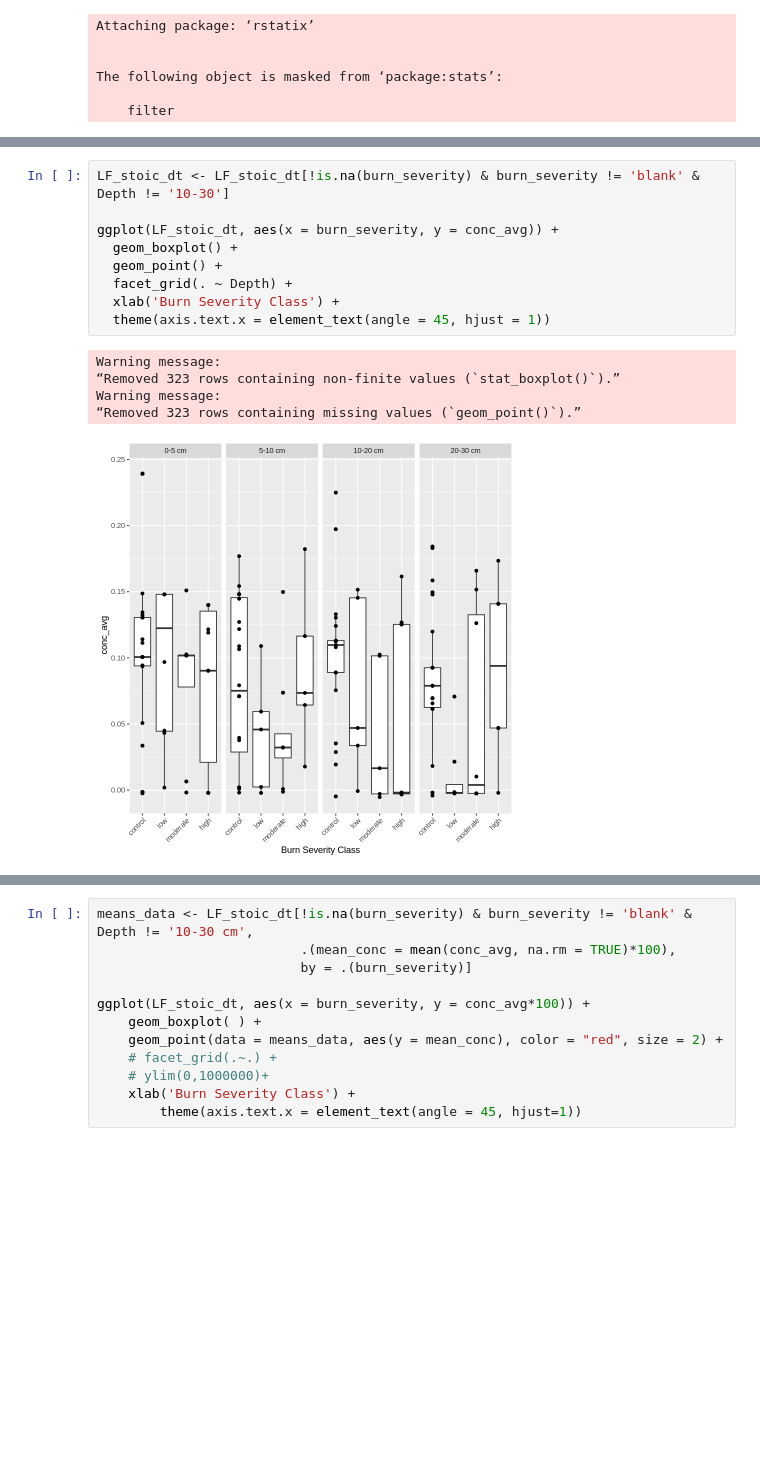
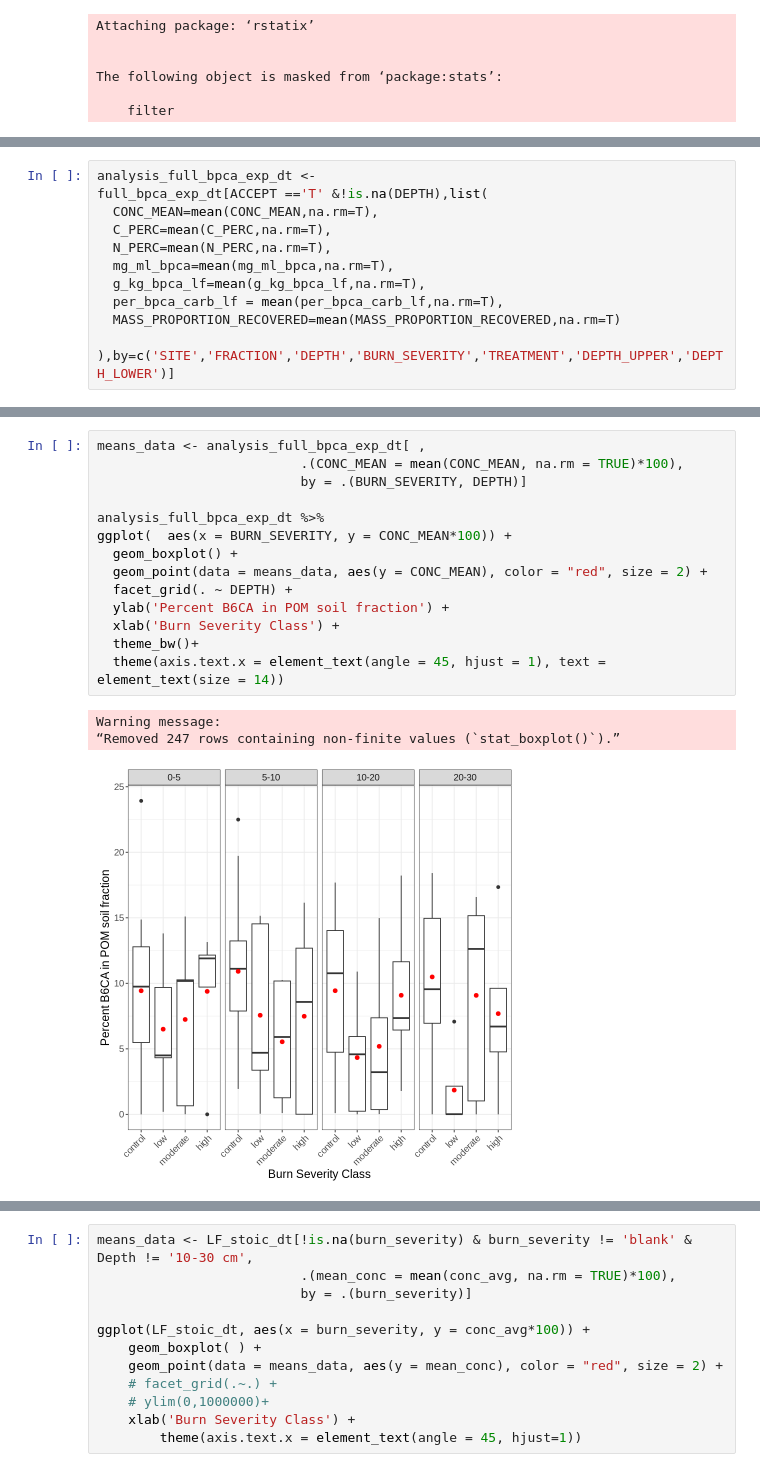
Before and after one commit to hayleypc/BPCA_HFF, a Jupyter notebook: BPCA_analysis_plotting.ipynb, the cells around one changed output, grey strips where cells are left out. Cells and saved outputs as stored; diff of their text form; blank space fills up the shorter version.

```diff
--- a/BPCA_analysis_plotting.ipynb
+++ b/BPCA_analysis_plotting.ipynb
@@ -133,0 +111,11 @@ Levels: 0-5 cm 5-10 cm 10-20 cm 20-30 cm 10-30 cm
+# %%
+analysis_full_bpca_exp_dt <-
+full_bpca_exp_dt[ACCEPT =='T' &!is.na(DEPTH),list(
+  CONC_MEAN=mean(CONC_MEAN,na.rm=T),
+  C_PERC=mean(C_PERC,na.rm=T),
+  N_PERC=mean(N_PERC,na.rm=T),
+  mg_ml_bpca=mean(mg_ml_bpca,na.rm=T),
+  g_kg_bpca_lf=mean(g_kg_bpca_lf,na.rm=T),
+  per_bpca_carb_lf = mean(per_bpca_carb_lf,na.rm=T),
+  MASS_PROPORTION_RECOVERED=mean(MASS_PROPORTION_RECOVERED,na.rm=T)
+  ),by=c('SITE','FRACTION','DEPTH','BURN_SEVERITY','TREATMENT','DEPTH_UPPER','DEPTH_LOWER')]
@@ -134,15 +130,18 @@ Levels: 0-5 cm 5-10 cm 10-20 cm 20-30 cm 10-30 cm
 # %%
-LF_stoic_dt <- LF_stoic_dt[!is.na(burn_severity) & burn_severity != 'blank' & Depth != '10-30']
+means_data <- analysis_full_bpca_exp_dt[ ,
+                          .(CONC_MEAN = mean(CONC_MEAN, na.rm = TRUE)*100),
+                          by = .(BURN_SEVERITY, DEPTH)]
 
-ggplot(LF_stoic_dt, aes(x = burn_severity, y = conc_avg)) +
+analysis_full_bpca_exp_dt %>%
+ggplot(  aes(x = BURN_SEVERITY, y = CONC_MEAN*100)) +
   geom_boxplot() +
-  geom_point() +
-  facet_grid(. ~ Depth) +
+  geom_point(data = means_data, aes(y = CONC_MEAN), color = "red", size = 2) +
+  facet_grid(. ~ DEPTH) +
+  ylab('Percent B6CA in POM soil fraction') +
   xlab('Burn Severity Class') +
-  theme(axis.text.x = element_text(angle = 45, hjust = 1))
+  theme_bw()+
+  theme(axis.text.x = element_text(angle = 45, hjust = 1), text = element_text(size = 14))
 # %% [output]
 Warning message:
-“Removed 323 rows containing non-finite values (`stat_boxplot()`).”
-Warning message:
-“Removed 323 rows containing missing values (`geom_point()`).”
+“Removed 247 rows containing non-finite values (`stat_boxplot()`).”
-[figure, old version]
+[figure, new version]
```
Also changed, not shown: parts of 24 cells of this notebook.
